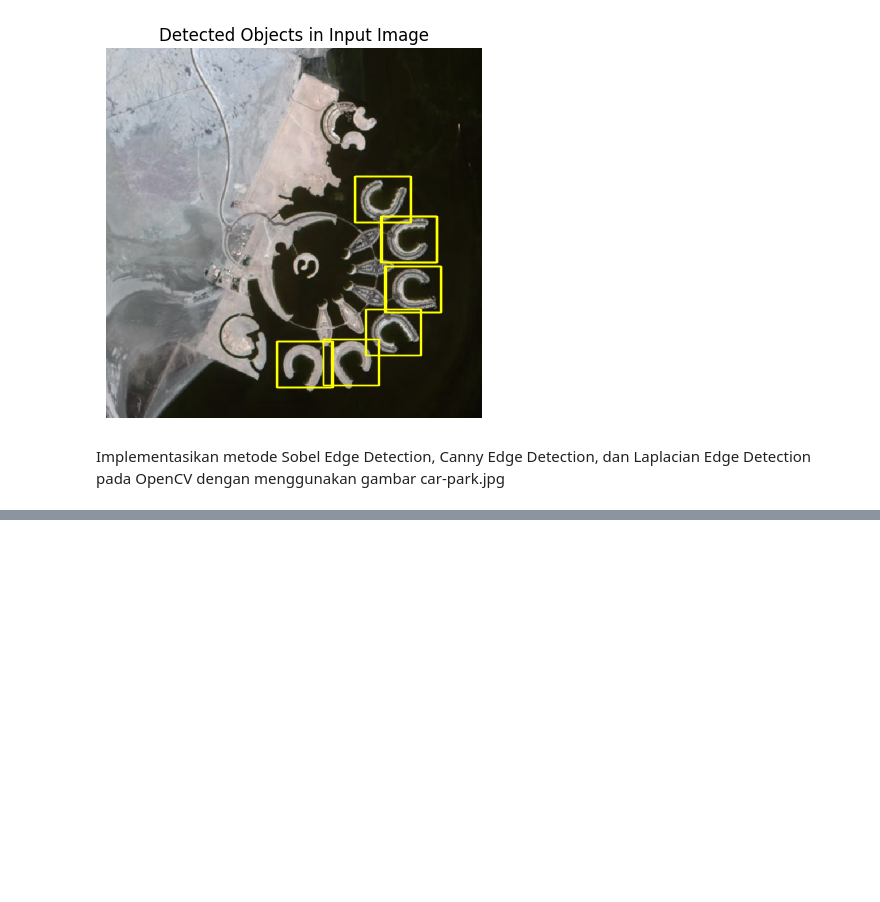
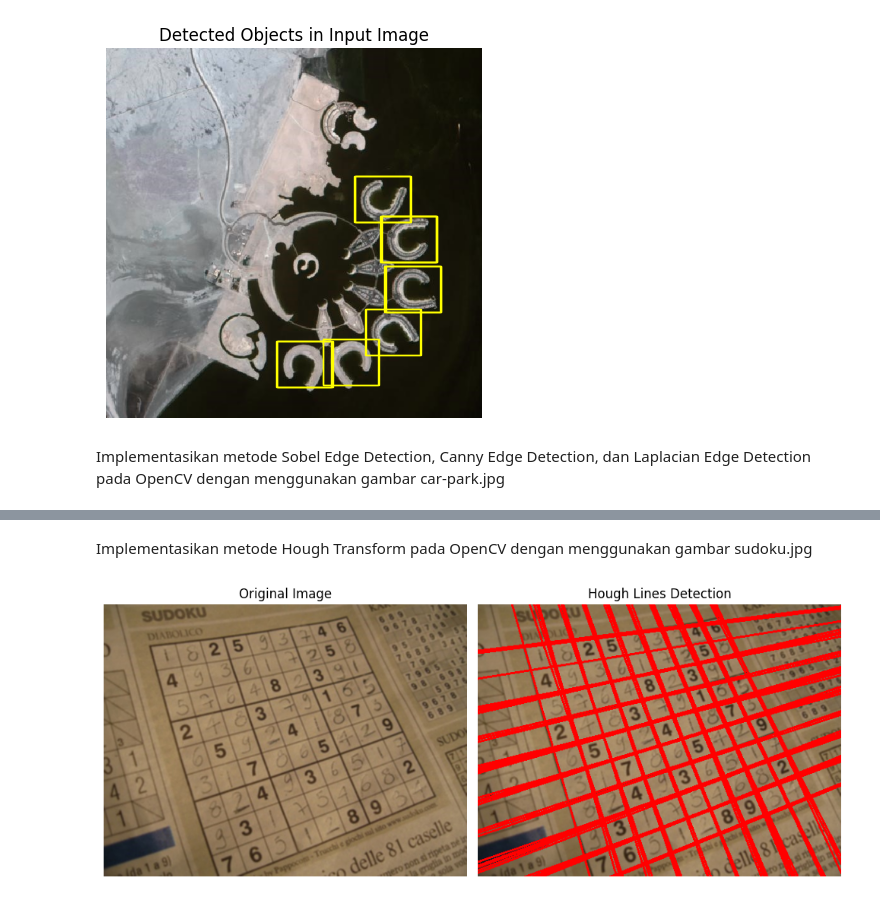
Before and after one commit to edoaurahman/PCVK, a Jupyter notebook: Week11.ipynb, the cells around one changed output, grey strips where cells are left out. Saved outputs shown, nothing was run; the diff lists cells and outputs as text; code cells hidden in the pictures; blank space fills up the shorter version.

```diff
--- a/Week11.ipynb
+++ b/Week11.ipynb
@@ -219,0 +268,53 @@ plt.show()
+# %% [markdown]
+Implementasikan metode Hough Transform pada OpenCV dengan menggunakan
+gambar sudoku.jpg
+# %%
+import cv2 as cv
+import numpy as np
+import matplotlib.pyplot as plt
+
+# Baca gambar
+image = cv.imread('/content/drive/MyDrive/PCVK_MM/Images/Images/Object Detection/sudoku.jpg')
+
+# Konversi gambar ke grayscale
+gray = cv.cvtColor(image, cv.COLOR_BGR2GRAY)
+
+# Deteksi tepi
+edges = cv.Canny(gray, threshold1=100, threshold2=140)
+
+# Hough Line Transform
+lines = cv.HoughLines(edges, rho=1, theta=np.pi / 180, threshold=140)
+
+# Gambar garis yang terdeteksi pada gambar asli
+image_with_lines = image.copy()
+if lines is not None:
+    for line in lines:
+        rho, theta = line[0]
+        a = np.cos(theta)
+        b = np.sin(theta)
+        x0 = a * rho
+        y0 = b * rho
+        x1 = int(x0 + 1000 * (-b))
+        y1 = int(y0 + 1000 * (a))
+        x2 = int(x0 - 1000 * (-b))
+        y2 = int(y0 - 1000 * (a))
+        cv.line(image_with_lines, (x1, y1), (x2, y2), (0, 0, 255), 2)  # Garis berwarna merah
+
+# Visualisasi hasil
+plt.figure(figsize=(10, 5))
+
+plt.subplot(1, 2, 1)
+plt.imshow(cv.cvtColor(image, cv.COLOR_BGR2RGB))
+plt.title("Original Image")
+plt.axis("off")
+
+
+plt.subplot(1, 2, 2)
+plt.imshow(cv.cvtColor(image_with_lines, cv.COLOR_BGR2RGB))
+plt.title("Hough Lines Detection")
+plt.axis("off")
+
+plt.tight_layout()
+plt.show()
+# %% [output]
+[figure, added]
```
Also changed, not shown: parts of 3 cells of this notebook.
